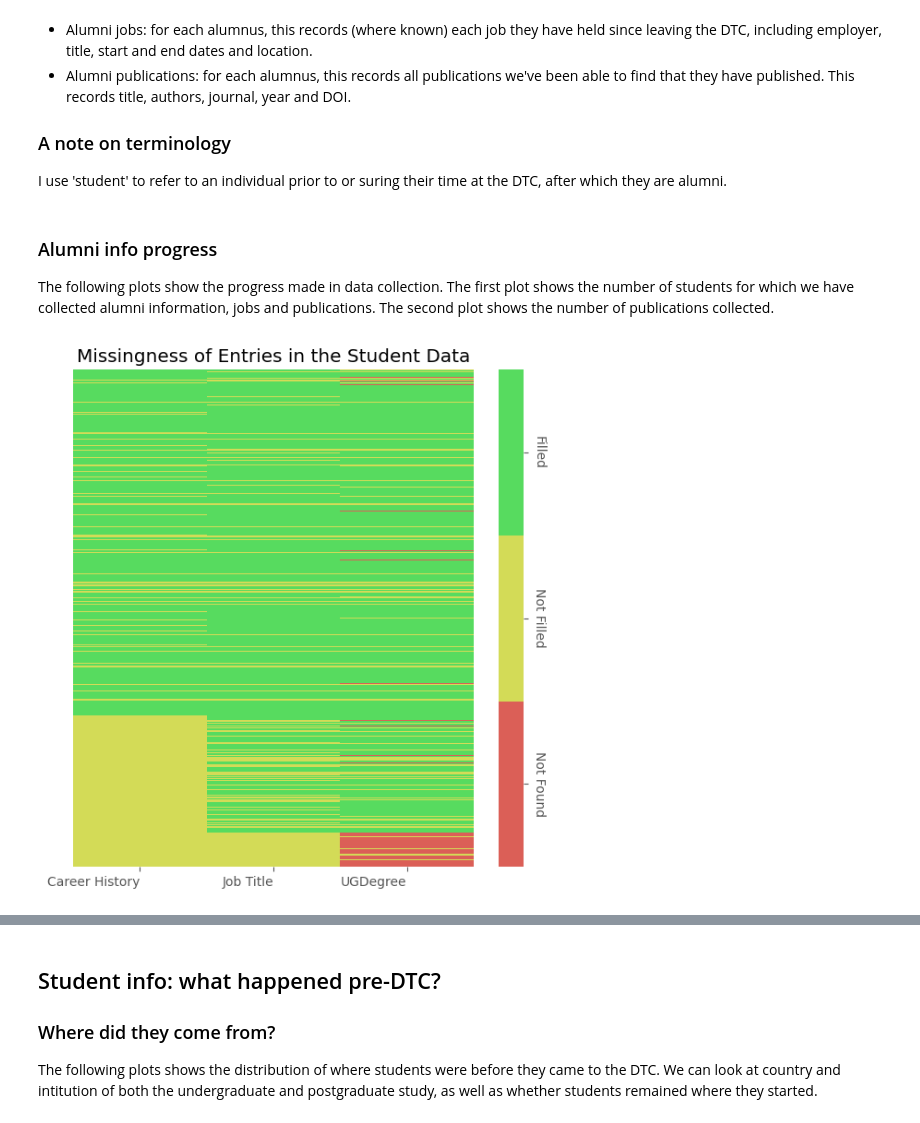
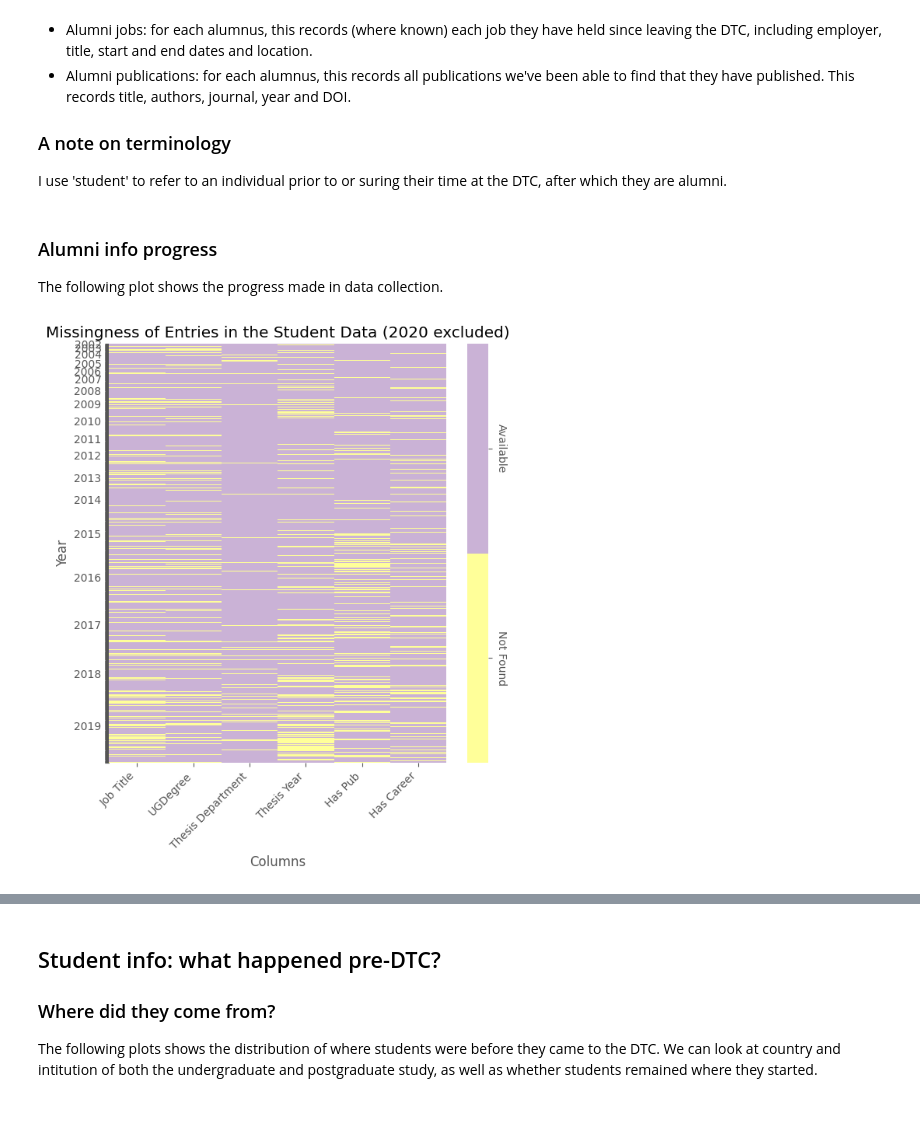
Before and after one commit to 1oana/alumni_project, a Jupyter notebook: dashboard.ipynb, the cells around one changed output, grey strips where cells are left out. Drawn from its saved outputs; the diff is of its cells as text; code cells hidden in the pictures.

```diff
--- a/dashboard.ipynb
+++ b/dashboard.ipynb
@@ -3,8 +7,13 @@ import pandas as pd
 import matplotlib.pyplot as plt
 import seaborn as sns
 import numpy as np
+import plotly.graph_objects as go
+from datetime import datetime
+import networkx as nx
+import re
+from plotnine import ggplot, aes
 import plotnine as p9
-from plotnine import ggplot, aes
+from wordcloud import WordCloud
 
 plt.style.use("ggplot")
 
@@ -13,12 +22,15 @@ input = "input/"
 figures = "figures/"
 uk = ["England", "Scotland", "Wales", "Northern Ireland"]
 
-papers = pd.read_csv(f"{output}papers.csv")
+papers = pd.read_excel(f"{input}students.xlsx", sheet_name="Papers").drop_duplicates(
+    subset=["DOI"], keep="first"
+)
 students = pd.read_excel(f"{input}students.xlsx", sheet_name="Students")
+jobs = pd.read_excel(f"{input}students.xlsx", sheet_name="Jobs")
+
+students = students[students.Year != 2020]
 
 to_exclude = [0, "0", np.nan, "nan", "None", "none", "", "Not Found", "Error"]
-
-papers = papers[~papers["openalex_id"].isin(to_exclude)]
 # %% [markdown]
 # Alumni Project Dashboard
 ## Summary
@@ -40,33 +52,63 @@ The data is stored in an Excel spreadsheet. There are three areas of data collec
 
 ### A note on terminology
 I use 'student' to refer to an individual prior to or suring their time at the DTC, after which they are alumni.
-# %% [markdown]
-### Alumni info progress
-
-The following plots show the progress made in data collection. The first plot shows the number of students for which we have collected alumni information, jobs and publications. The second plot shows the number of publications collected.
+# %% [markdown]
+### Alumni info progress
+
+The following plot shows the progress made in data collection.
 # %%
 plt.figure(figsize=(7, 7))
 # how many entries per year are filled?
-cbar = sns.color_palette(sns.color_palette("hls"), 3)
-missingness = students.notna().astype(str)
+cbar = sns.color_palette(sns.color_palette("Paired_r"), 2)
+missingness = students[students.Year != 2020].notna().astype(str)
 missingness[missingness == "True"] = "1"
 missingness[missingness == "False"] = "0"
 missingness[students == 0] = "-1"
+missingness[students == 0] = "0"
 missingness = missingness.astype(int)
-missingness = missingness.loc[:, ["Career History", "Job Title", "UGDegree"]]
+missingness = missingness.loc[
+    :,
+    [
+        "Job Title",
+        "UGDegree",
+        "Thesis Department",
+        "Thesis Year",
+        "Has Pub",
+        "Has Career",
+    ],
+]
 label_list = ["Not Found", "Not Filled", "Filled"]
+label_list = ["Not Found", "Available"]
 hm = sns.heatmap(
     missingness, annot=False, yticklabels=False, xticklabels=1, cmap=cbar, linewidths=0
 )
 plt.xticks(plt.xticks()[0], rotation=0, horizontalalignment="right", fontsize=10)
 colorbar = hm.collections[0].colorbar
 r = colorbar.vmax - colorbar.vmin
 colorbar.set_ticks(
     [colorbar.vmin + r / len(label_list) * (0.5 + i) for i in range(len(label_list))]
 )
 colorbar.set_ticklabels(label_list, size=10, rotation=270, verticalalignment="center")
-plt.title("Missingness of Entries in the Student Data")
+plt.title("Missingness of Entries in the Student Data (2020 excluded)")
+plt.xlabel("Columns")
+plt.ylabel("Year")
+no2020 = students[students.Year != 2020]
+# set year as y axis
+years = [""] * len(no2020.Year)
+for year in no2020.Year.unique():
+    location = no2020[no2020.Year == year].index[0]
+    years[location] = str(year)
+
+plt.yticks(
+    np.linspace(0, len(no2020.Year), len(no2020.Year)),
+    years,
+    rotation=0,
+    horizontalalignment="right",
+    fontsize=10,
+)
+
+plt.xticks(rotation=45, ha="right")
 plt.savefig(f"{figures}missingness_plot.png")
 plt.show()
 # %% [output]
-[figure, old version]
+[figure, new version]
```
Also changed, not shown: parts of 38 cells of this notebook, 46 other files.
